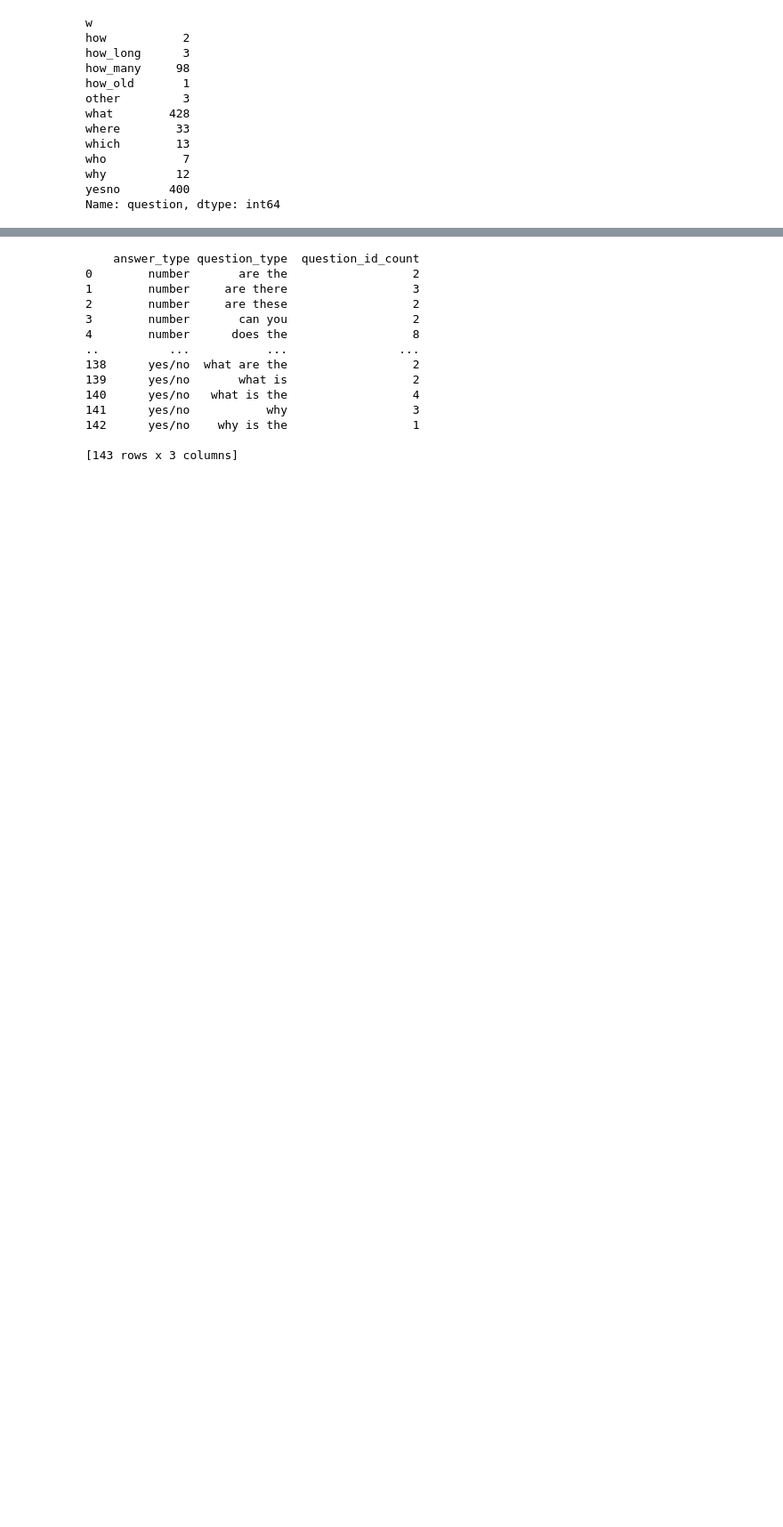
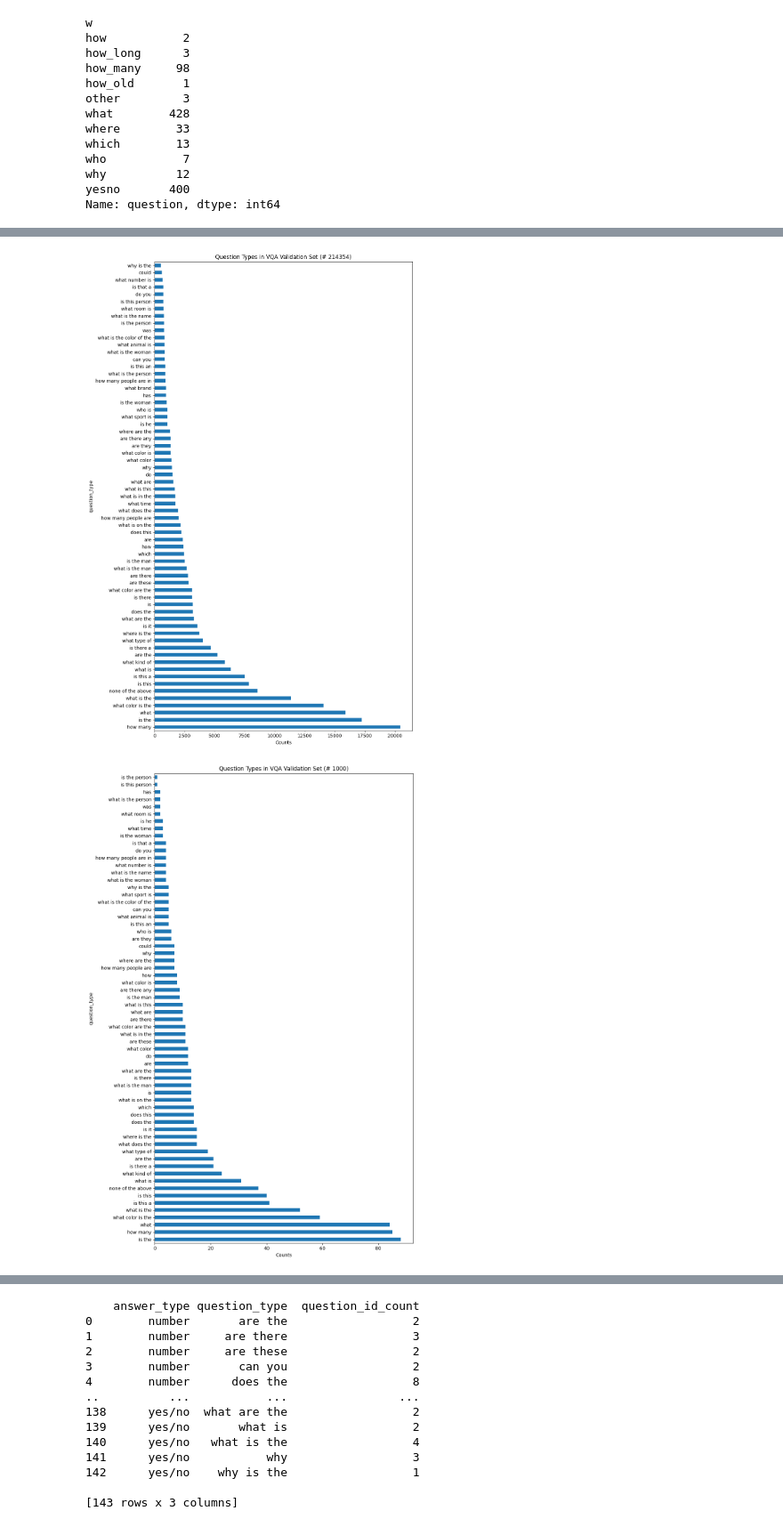
Before and after one commit to unolop/HPA, a Jupyter notebook: api/eda.ipynb, the cells around one changed output, grey strips where cells are left out. Shown at 89% size. Saved outputs shown, nothing was run; the diff lists cells and outputs as text; code cells hidden in the pictures; blank space fills up the shorter version.

```diff
--- a/api/eda.ipynb
+++ b/api/eda.ipynb
@@ -247,24 +271,24 @@ for c, g in df_clusters.groupby("cluster"):
 # %%
 import matplotlib.pyplot as plt
 import pandas as pd
 
 def show_qtype_proportion(dataset):
     df = pd.DataFrame(list(dataset), columns=['answer_type', 'question_type', 'question_id'])
     question_counts = df['question_type'].value_counts()
-
-    plt.figure(figsize=(10,20))
-    question_counts_norm = question_counts / question_counts.sum()
-    question_counts_norm.plot(kind='barh')
-    plt.xlabel('Proportion')
-    plt.title(f'Proportion of Question Types in VQA Validation Set (# {len(dataset)})')
+    plt.figure(figsize=(10,15))
+    question_counts.plot(kind='barh') # question_counts / question_counts.sum()
+    plt.xlabel('Counts')
+    plt.title(f'Question Types in VQA Validation Set (# {len(dataset)})')
     plt.tight_layout()
     plt.show()
     return df
 
 filtered_indices = [i for i, q in enumerate(dataset.questions) if q['question_id'] in qids]
 filtered_dataset = [dataset[i] for i in filtered_indices]
 
 original_dataset = show_qtype_proportion(dataset)
 df = show_qtype_proportion(filtered_dataset)
 filtered_dataset[0], len(filtered_dataset)
 # %% [output]
+[figure, added]
+[figure, added]
```
Also changed, not shown: parts of 15 cells of this notebook, 5 other files.
